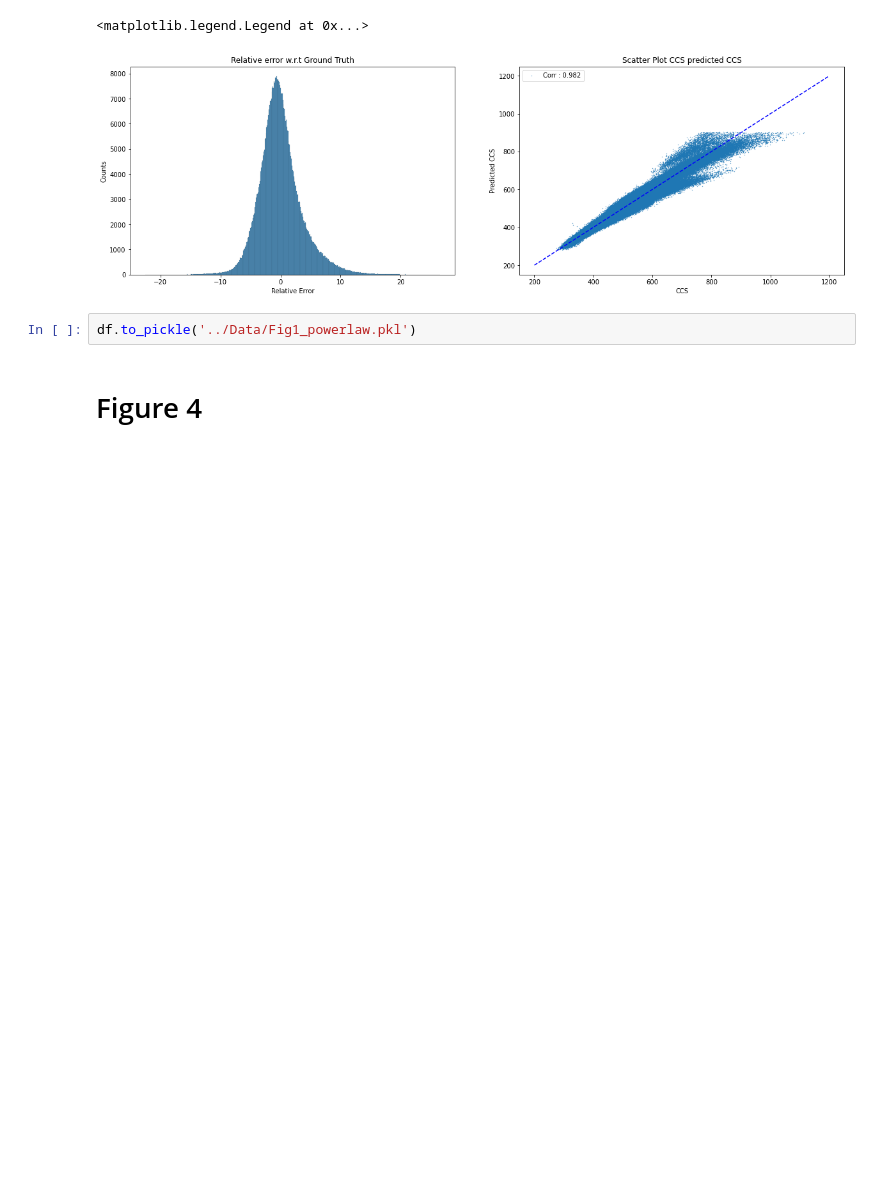
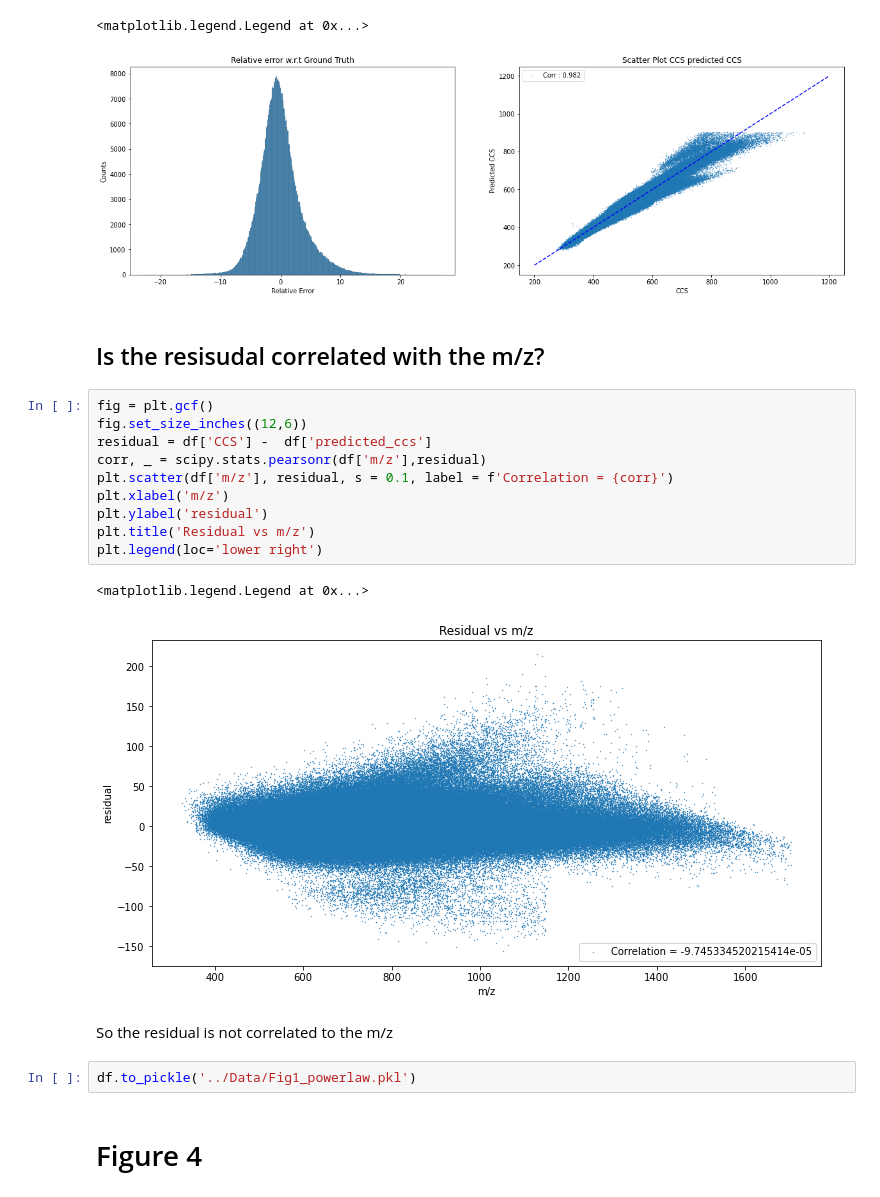
Before and after one commit to jlrestrepol/ccs, a Jupyter notebook: dl_paper/figures.ipynb, the cells around one changed output. Drawn from its saved outputs; the diff is of its cells as text; blank space fills up the shorter version.

Commit message:
Adds correaltion plots of residual and m/z to figures notebook

```diff
--- a/dl_paper/figures.ipynb
+++ b/dl_paper/figures.ipynb
@@ -145,6 +145,23 @@ ax[1].legend()
 # %% [output]
 <matplotlib.legend.Legend at 0x...>
 [figure]
+# %% [markdown]
+## Is the resisudal correlated with the m/z?
+# %%
+fig = plt.gcf()
+fig.set_size_inches((12,6))
+residual = df['CCS'] -  df['predicted_ccs']
+corr, _ = scipy.stats.pearsonr(df['m/z'],residual)
+plt.scatter(df['m/z'], residual, s = 0.1, label = f'Correlation = {corr}')
+plt.xlabel('m/z')
+plt.ylabel('residual')
+plt.title('Residual vs m/z')
+plt.legend(loc='lower right')
+# %% [output]
+<matplotlib.legend.Legend at 0x...>
+[figure, added]
+# %% [markdown]
+So the residual is not correlated to the m/z
 # %%
 df.to_pickle('../Data/Fig1_powerlaw.pkl')
 # %% [markdown]
```
Also changed, not shown: parts of 6 cells of this notebook.
